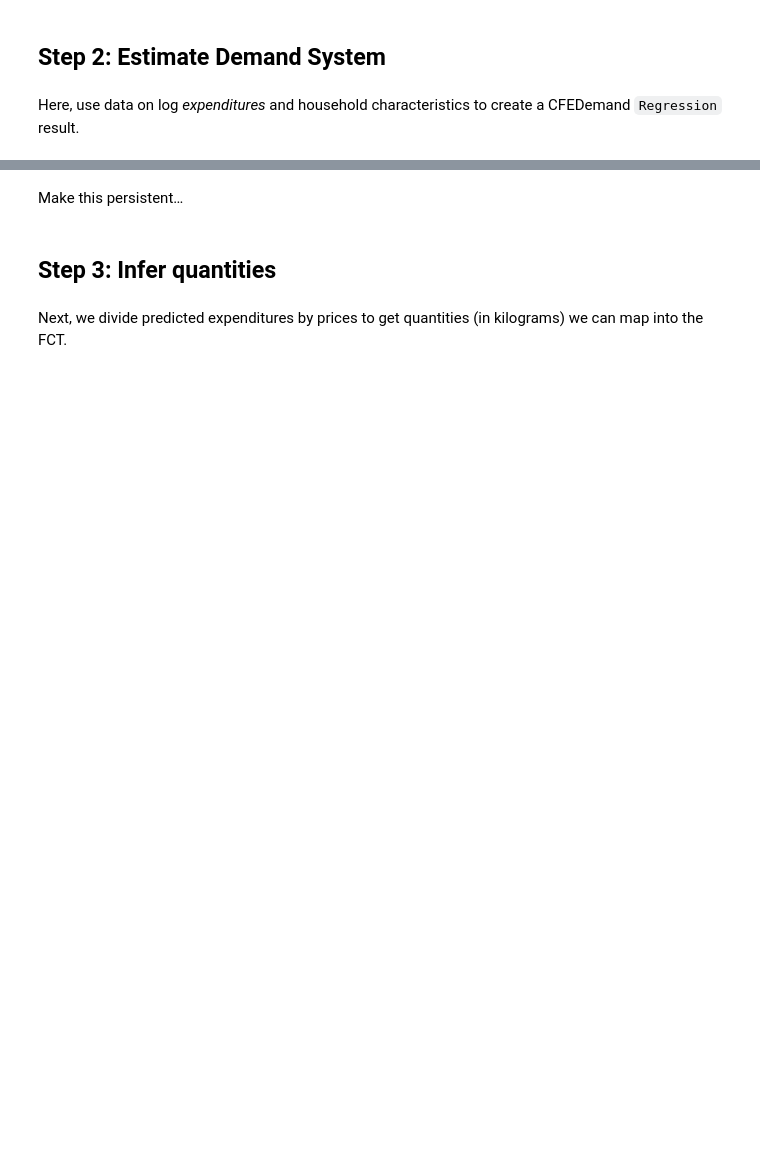
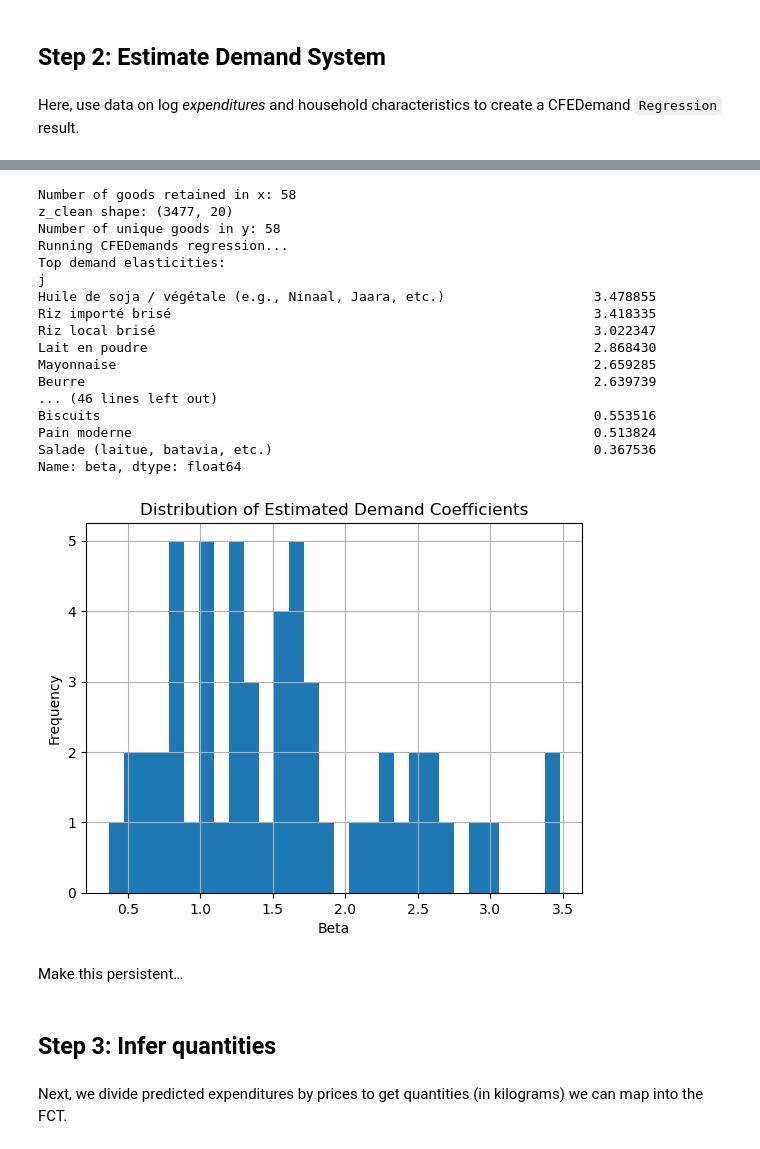
Before and after one commit to reilyfairchild/EEP153-Project-3, a Jupyter notebook: calculating_nutrition-Copy1.ipynb, the cells around one changed output, grey strips where cells are left out. Cells and saved outputs as stored; diff of their text form; code cells hidden in the pictures; blank space fills up the shorter version.

```diff
--- a/calculating_nutrition-Copy1.ipynb
+++ b/calculating_nutrition-Copy1.ipynb
@@ -231,2 +135,76 @@ ValueError: Shape of passed values is (1, 0), indices imply (1, 1)
+# %%
+import cfe
+import numpy as np
+import pandas as pd
+import matplotlib.pyplot as plt
+
+# --- Filter x to keep multiple goods ---
+# Keep goods with at least 10% non-missing values
+x_filtered = x.loc[:, x.notna().mean() > 0.1]
+print("Number of goods retained in x:", x_filtered.shape[1])
+
+# Exit early if still not enough
+if x_filtered.shape[1] < 2:
+    raise ValueError("Still not enough goods with sufficient data. Cannot estimate demand system.")
+
+# --- Prepare y and z ---
+y = np.log(x_filtered.stack())
+if not y.index.is_unique:
+    print("Warning: Duplicate entries in y. Dropping duplicates.")
+    y = y[~y.index.duplicated(keep='first')]
+
+# Align z index
+itm_index = y.index.droplevel('j').drop_duplicates()
+z_clean = z.loc[z.index.intersection(itm_index)]
+
+# Add dummy categorical
+z_clean["region_dummy"] = "RegionA"
+z_clean["region_dummy"] = z_clean["region_dummy"].astype("category")
+
+# Convert numeric columns
+for col in z_clean.columns:
+    if z_clean[col].dtype != "category":
+        z_clean[col] = z_clean[col].astype(float)
+
+# Drop duplicated indices if any
+if not z_clean.index.is_unique:
+    z_clean = z_clean[~z_clean.index.duplicated(keep='first')]
+
+print("z_clean shape:", z_clean.shape)
+print("Number of unique goods in y:", y.index.get_level_values('j').nunique())
+
+# --- Run regression ---
+print("Running CFEDemands regression...")
+result = cfe.Regression(y=y, d=z_clean)
+
+# --- Inspect results ---
+betas = result.get_beta().sort_values(ascending=False)
+print("Top demand elasticities:")
+print(betas.sort_values(ascending=False))
+
+betas.hist(bins=30)
+plt.title("Distribution of Estimated Demand Coefficients")
+plt.xlabel("Beta")
+plt.ylabel("Frequency")
+plt.show()
+# %% [output]
+Number of goods retained in x: 58
+z_clean shape: (3477, 20)
+Number of unique goods in y: 58
+Running CFEDemands regression...
+Top demand elasticities:
+j
+Huile de soja / végétale (e.g., Ninaal, Jaara, etc.)                   3.478855
+Riz importé brisé                                                      3.418335
+Riz local brisé                                                        3.022347
+Lait en poudre                                                         2.868430
+Mayonnaise                                                             2.659285
+Beurre                                                                 2.639739
+... (46 lines left out)
+Biscuits                                                               0.553516
+Pain moderne                                                           0.513824
+Salade (laitue, batavia, etc.)                                         0.367536
+Name: beta, dtype: float64
+[figure, added]
 # %% [markdown]
 Make this persistent&#x2026;
```
Also changed, not shown: parts of 8 cells of this notebook, 1 other file.
